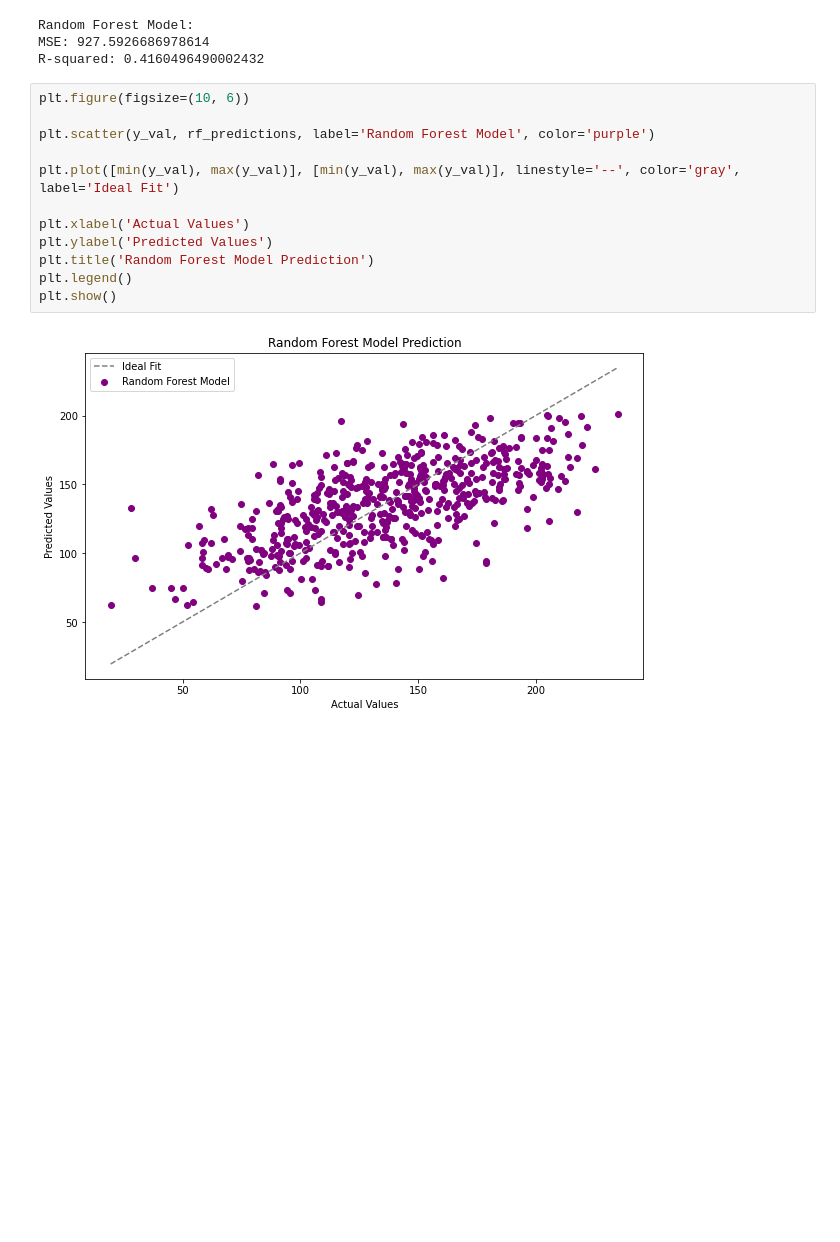
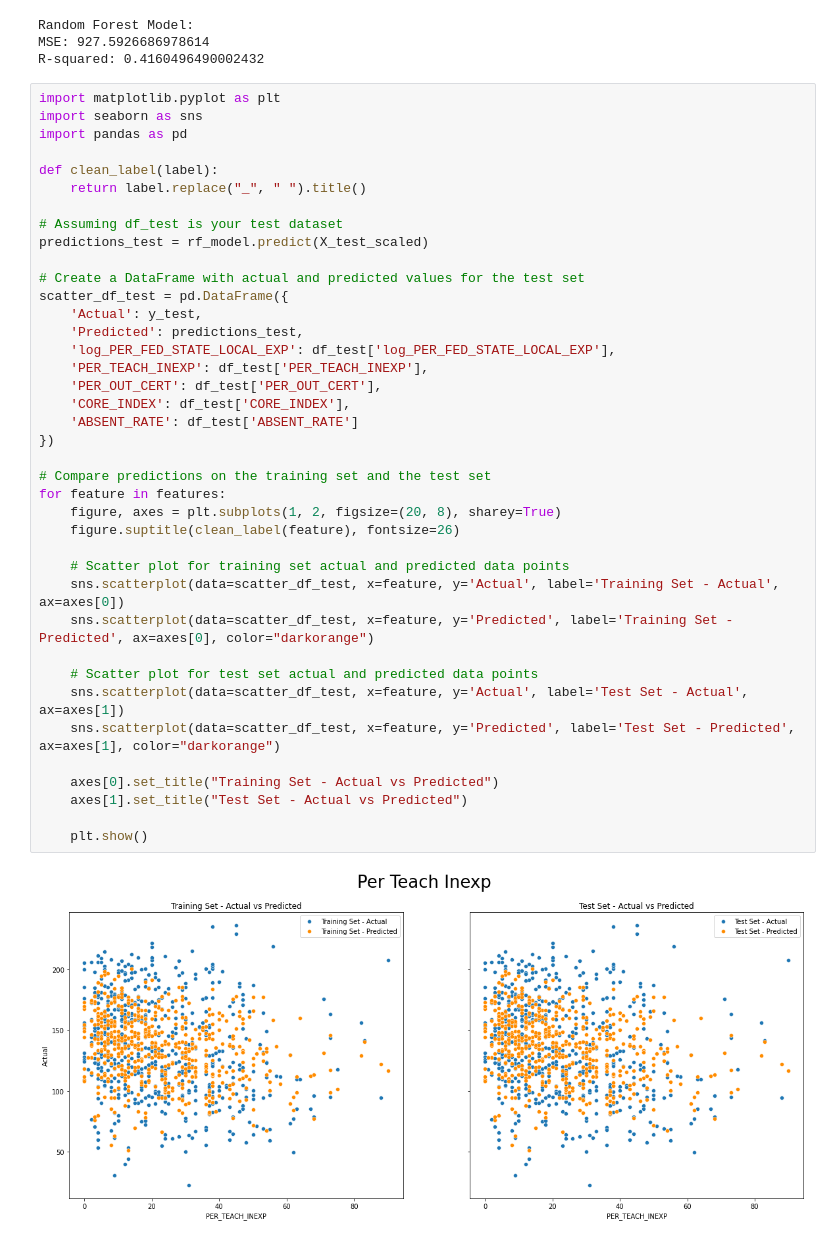
Before and after one commit to Finer-Things/2023_Erdos_Institute_Bootcamp_Education, a Jupyter notebook: Modeling/linear_regression_random_forest.ipynb, the cells around one changed output. Drawn from its saved outputs; the diff is of its cells as text; blank space fills up the shorter version.

```diff
--- a/Modeling/linear_regression_random_forest.ipynb
+++ b/Modeling/linear_regression_random_forest.ipynb
@@ -419,17 +358,44 @@ print(f"R-squared: {rf_r2}")
 Random Forest Model:
 MSE: 927.5926686978614
 R-squared: 0.4160496490002432
-# %%
-plt.figure(figsize=(10, 6))
-
-plt.scatter(y_val, rf_predictions, label='Random Forest Model', color='purple')
-
-plt.plot([min(y_val), max(y_val)], [min(y_val), max(y_val)], linestyle='--', color='gray', label='Ideal Fit')
-
-plt.xlabel('Actual Values')
-plt.ylabel('Predicted Values')
-plt.title('Random Forest Model Prediction')
-plt.legend()
-plt.show()
-# %% [output]
-[figure, removed]
+# %%
+import matplotlib.pyplot as plt
+import seaborn as sns
+import pandas as pd
+
+def clean_label(label):
+    return label.replace("_", " ").title()
+
+# Assuming df_test is your test dataset
+predictions_test = rf_model.predict(X_test_scaled)
+
+# Create a DataFrame with actual and predicted values for the test set
+scatter_df_test = pd.DataFrame({
+    'Actual': y_test,
+    'Predicted': predictions_test,
+    'log_PER_FED_STATE_LOCAL_EXP': df_test['log_PER_FED_STATE_LOCAL_EXP'],
+    'PER_TEACH_INEXP': df_test['PER_TEACH_INEXP'],
+    'PER_OUT_CERT': df_test['PER_OUT_CERT'],
+    'CORE_INDEX': df_test['CORE_INDEX'],
+    'ABSENT_RATE': df_test['ABSENT_RATE']
+})
+
+# Compare predictions on the training set and the test set
+for feature in features:
+    figure, axes = plt.subplots(1, 2, figsize=(20, 8), sharey=True)
+    figure.suptitle(clean_label(feature), fontsize=26)
+
+    # Scatter plot for training set actual and predicted data points
+    sns.scatterplot(data=scatter_df_test, x=feature, y='Actual', label='Training Set - Actual', ax=axes[0])
+    sns.scatterplot(data=scatter_df_test, x=feature, y='Predicted', label='Training Set - Predicted', ax=axes[0], color="darkorange")
+
+    # Scatter plot for test set actual and predicted data points
+    sns.scatterplot(data=scatter_df_test, x=feature, y='Actual', label='Test Set - Actual', ax=axes[1])
+    sns.scatterplot(data=scatter_df_test, x=feature, y='Predicted', label='Test Set - Predicted', ax=axes[1], color="darkorange")
+
+    axes[0].set_title("Training Set - Actual vs Predicted")
+    axes[1].set_title("Test Set - Actual vs Predicted")
+
+    plt.show()
+# %% [output]
+[figure, added]
```
Also changed, not shown: parts of 10 cells of this notebook.
